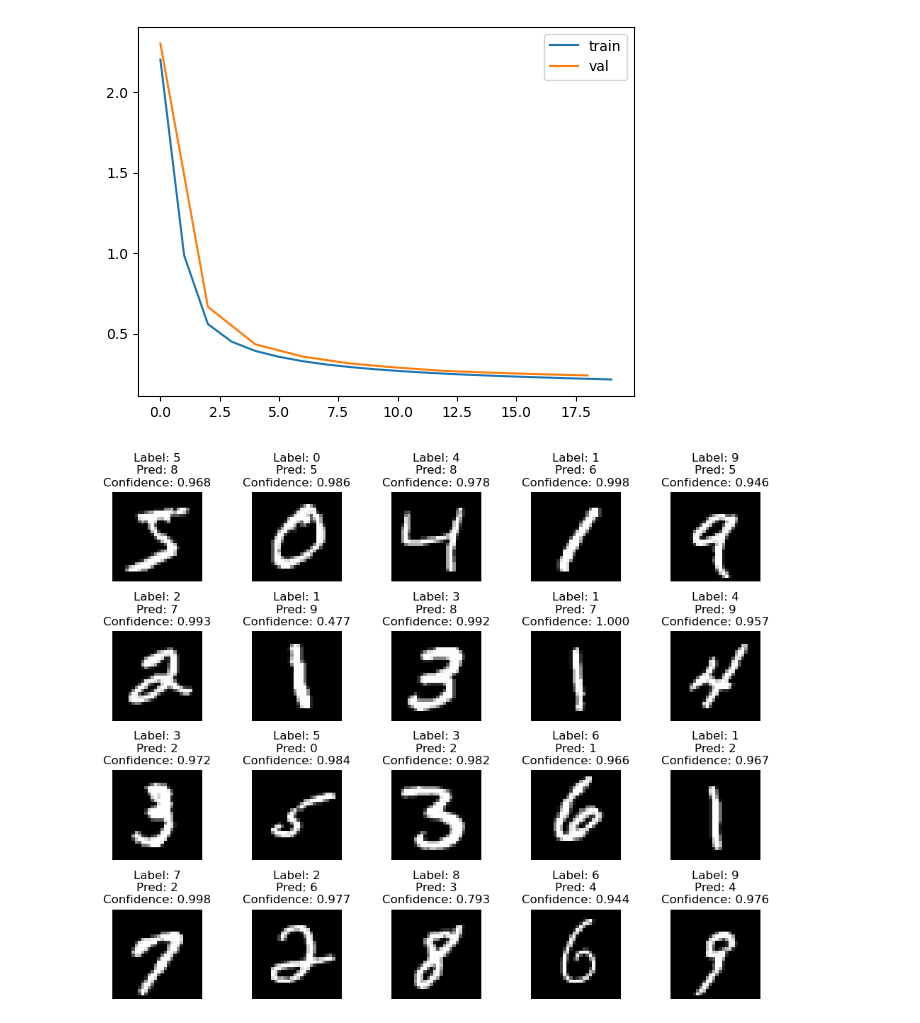
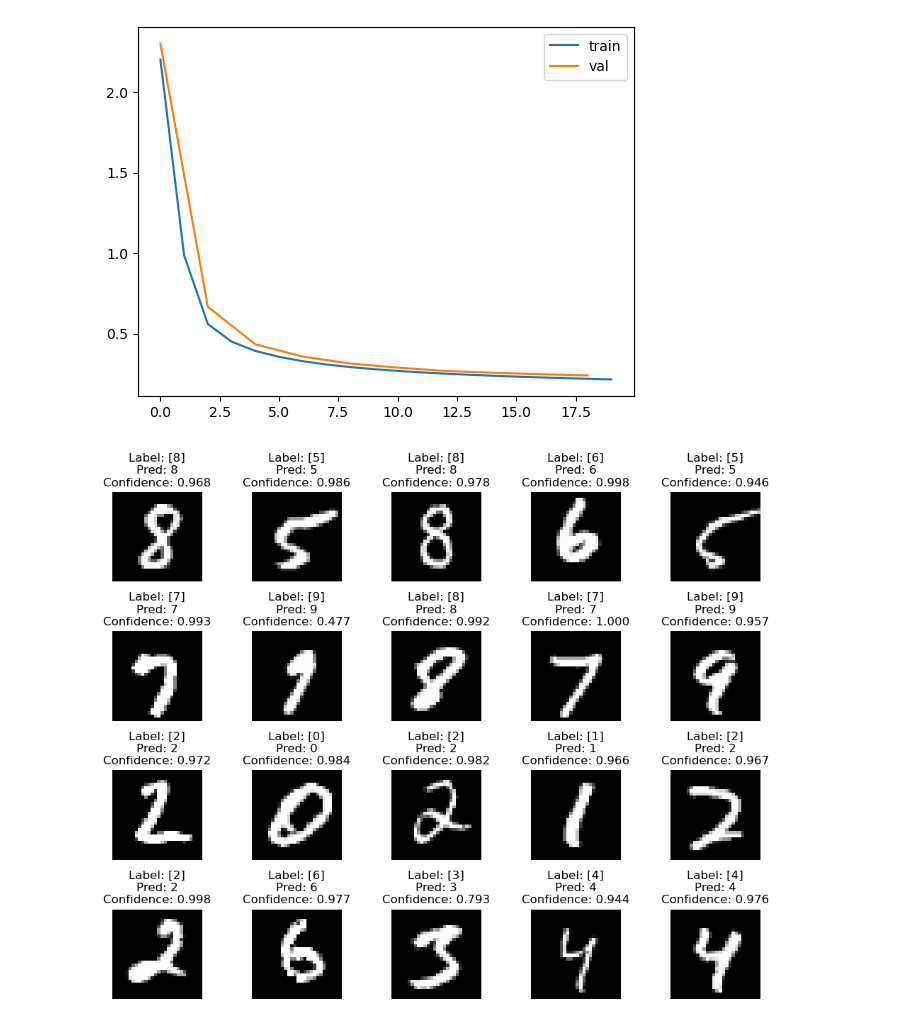
Before and after one commit to elonvg/MLbottomup, a Jupyter notebook: Deep Learning/CNN.ipynb, the cells around one changed output. Saved outputs shown, nothing was run; the diff lists cells and outputs as text; code cells hidden in the pictures.

```diff
--- a/Deep Learning/CNN.ipynb
+++ b/Deep Learning/CNN.ipynb
@@ -80,7 +80,7 @@ show_image_grid(imgs, labels, ids=range(20), cols=5)
 num_classes = 10
 
 cutoff = -1
-cutoff = 30000
+cutoff = 10000
 data_imgs = imgs[:cutoff]
 data_labels = labels[:cutoff]
 n = len(data_imgs)
@@ -95,10 +95,12 @@ val_size = n - train_size
 
 train_imgs = np.expand_dims(data_imgs[:train_size, :, :], axis=1)
 train_labels = data_labels[:train_size]
+train_labels_org = train_labels
 train_labels = np.eye(num_classes)[train_labels] # Convert to one-hot
 
 val_imgs = np.expand_dims(data_imgs[train_size:train_size+val_size, :, :], axis=1)
 val_labels = data_labels[train_size:train_size+val_size]
+val_labels_org = val_labels
 val_labels = np.eye(num_classes)[val_labels] # Convert to one-hot
 
 # Normalization
@@ -205,11 +207,11 @@ Epoch: 18 - Val loss 0.2404348332334924
 # %%
 val_preds = evaluate(network, val_imgs[0:20])
 
 index = np.argmax(val_preds, axis=1)
 prob = np.max(val_preds, axis=1)
 
 preds = index, prob
 
-show_image_grid(imgs, labels, preds=preds, ids=range(20), cols=5)
+show_image_grid(np.squeeze(val_imgs, axis=1), val_labels_org, preds=preds, ids=range(20), cols=5)
 # %% [output]
-[figure, old version]
+[figure, new version]
```
Also changed, not shown: parts of 2 cells of this notebook, 1 other file.
